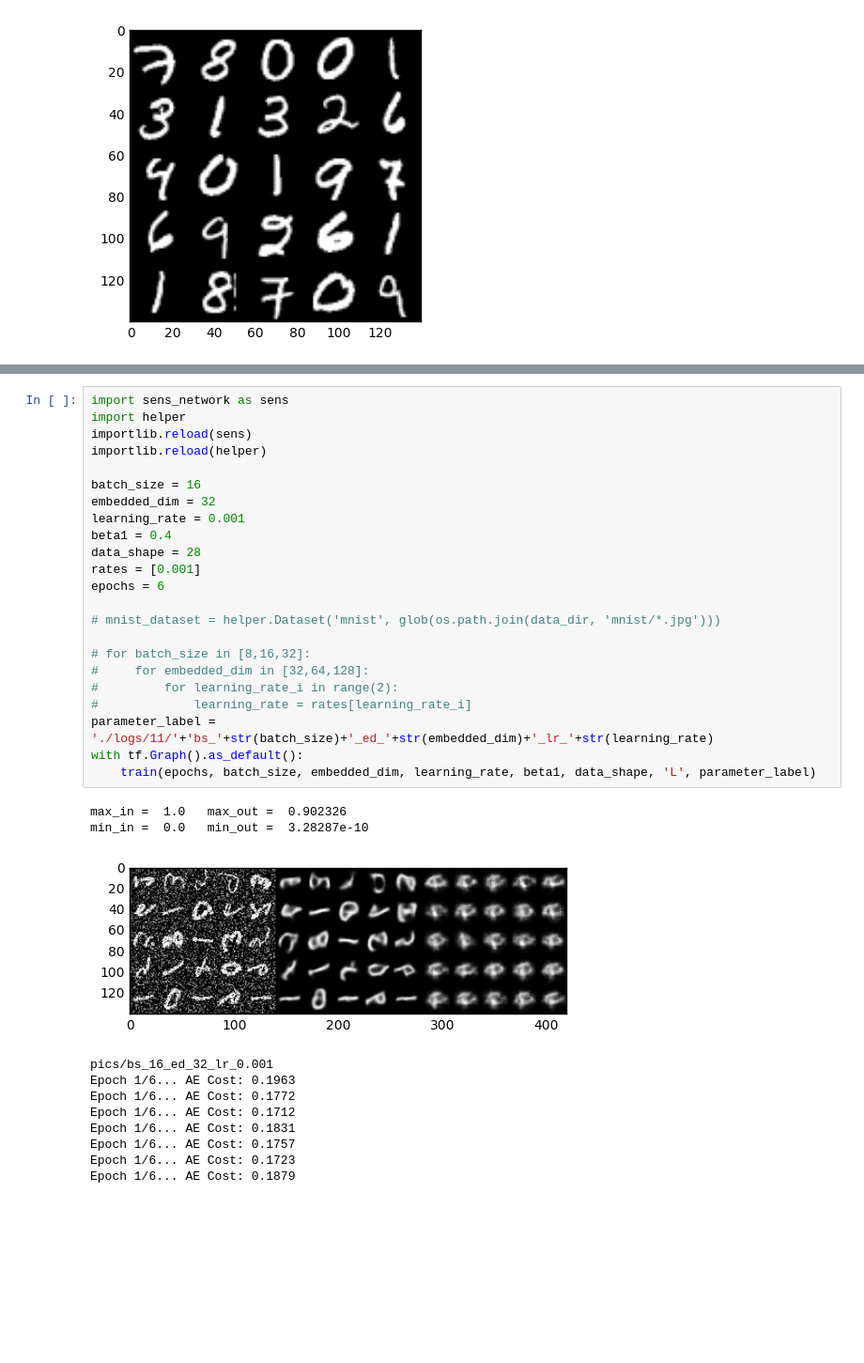
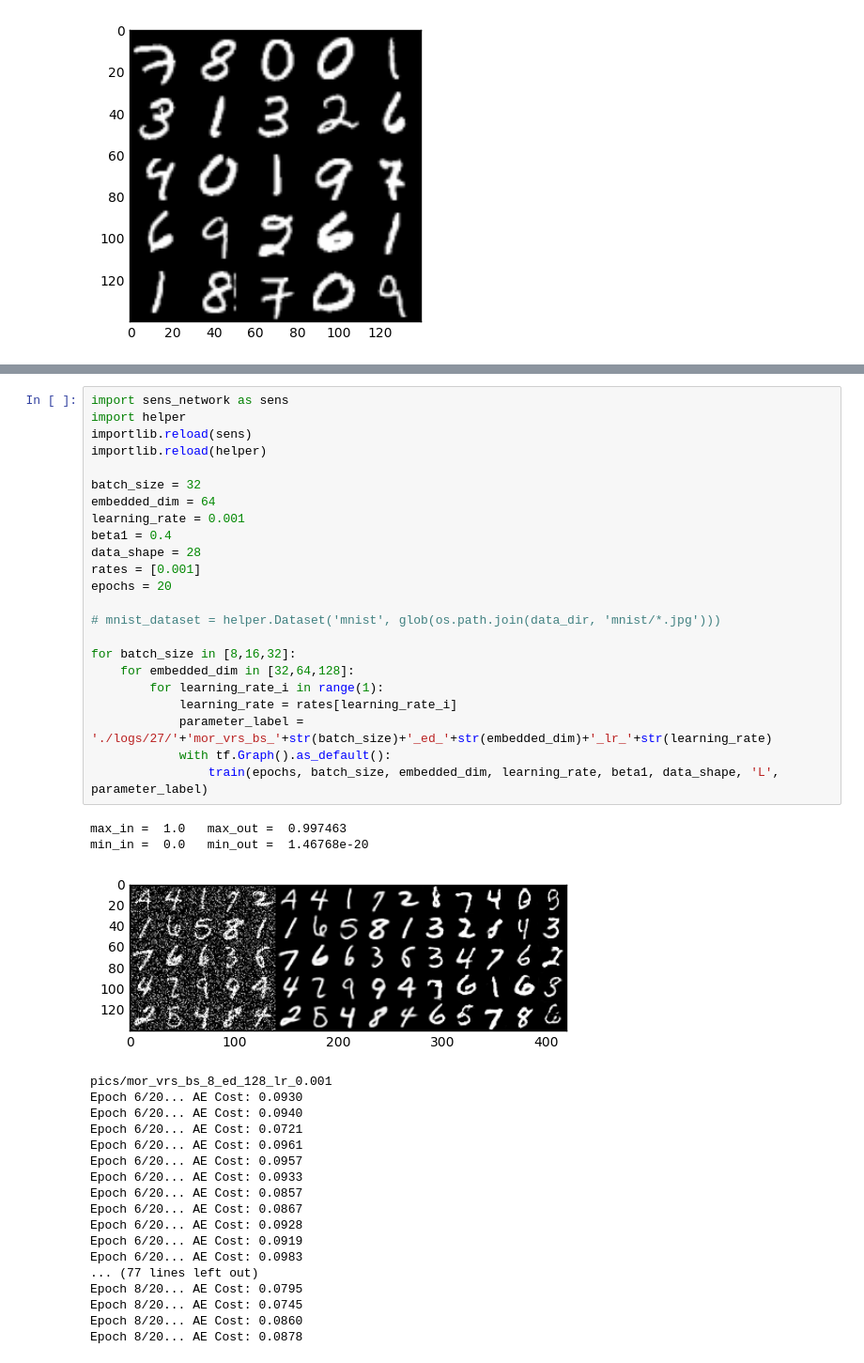
Before and after one commit to drburke/tensorflow, a Jupyter notebook: SENs/SENs_MNIST_0.ipynb, the cells around one changed output, grey strips where cells are left out. Shown at 94% size. Saved outputs shown, nothing was run; the diff lists cells and outputs as text; blank space fills up the shorter version.

```diff
--- a/SENs/SENs_MNIST_0.ipynb
+++ b/SENs/SENs_MNIST_0.ipynb
@@ -123,35 +120,44 @@ def train(epoch_count, batch_size, embedded_image_dim, learning_rate, beta1, img
 # %%
 import sens_network as sens
 import helper
 importlib.reload(sens)
 importlib.reload(helper)
 
-batch_size = 16
-embedded_dim = 32
+batch_size = 32
+embedded_dim = 64
 learning_rate = 0.001
 beta1 = 0.4
 data_shape = 28
 rates = [0.001]
-epochs = 6
+epochs = 20
 
 # mnist_dataset = helper.Dataset('mnist', glob(os.path.join(data_dir, 'mnist/*.jpg')))
 
-# for batch_size in [8,16,32]:
-#     for embedded_dim in [32,64,128]:
-#         for learning_rate_i in range(2):
-#             learning_rate = rates[learning_rate_i]
-parameter_label = './logs/11/'+'bs_'+str(batch_size)+'_ed_'+str(embedded_dim)+'_lr_'+str(learning_rate)
-with tf.Graph().as_default():
-    train(epochs, batch_size, embedded_dim, learning_rate, beta1, data_shape, 'L', parameter_label)
+for batch_size in [8,16,32]:
+    for embedded_dim in [32,64,128]:
+        for learning_rate_i in range(1):
+            learning_rate = rates[learning_rate_i]
+            parameter_label = './logs/27/'+'mor_vrs_bs_'+str(batch_size)+'_ed_'+str(embedded_dim)+'_lr_'+str(learning_rate)
+            with tf.Graph().as_default():
+                train(epochs, batch_size, embedded_dim, learning_rate, beta1, data_shape, 'L', parameter_label)
 # %% [output]
-max_in =  1.0   max_out =  0.902326
-min_in =  0.0   min_out =  3.28287e-10
+max_in =  1.0   max_out =  0.997463
+min_in =  0.0   min_out =  1.46768e-20
-[figure, old version]
+[figure, new version]
-pics/bs_16_ed_32_lr_0.001
-Epoch 1/6... AE Cost: 0.1963
-Epoch 1/6... AE Cost: 0.1772
-Epoch 1/6... AE Cost: 0.1712
-Epoch 1/6... AE Cost: 0.1831
-Epoch 1/6... AE Cost: 0.1757
-Epoch 1/6... AE Cost: 0.1723
-Epoch 1/6... AE Cost: 0.1879
+pics/mor_vrs_bs_8_ed_128_lr_0.001
+Epoch 6/20... AE Cost: 0.0930
+Epoch 6/20... AE Cost: 0.0940
+Epoch 6/20... AE Cost: 0.0721
+Epoch 6/20... AE Cost: 0.0961
+Epoch 6/20... AE Cost: 0.0957
+Epoch 6/20... AE Cost: 0.0933
+Epoch 6/20... AE Cost: 0.0857
+Epoch 6/20... AE Cost: 0.0867
+Epoch 6/20... AE Cost: 0.0928
+Epoch 6/20... AE Cost: 0.0919
+Epoch 6/20... AE Cost: 0.0983
+... (77 lines left out)
+Epoch 8/20... AE Cost: 0.0795
+Epoch 8/20... AE Cost: 0.0745
+Epoch 8/20... AE Cost: 0.0860
+Epoch 8/20... AE Cost: 0.0878
```
Also changed, not shown: parts of 1 cell of this notebook, 3 other files.
